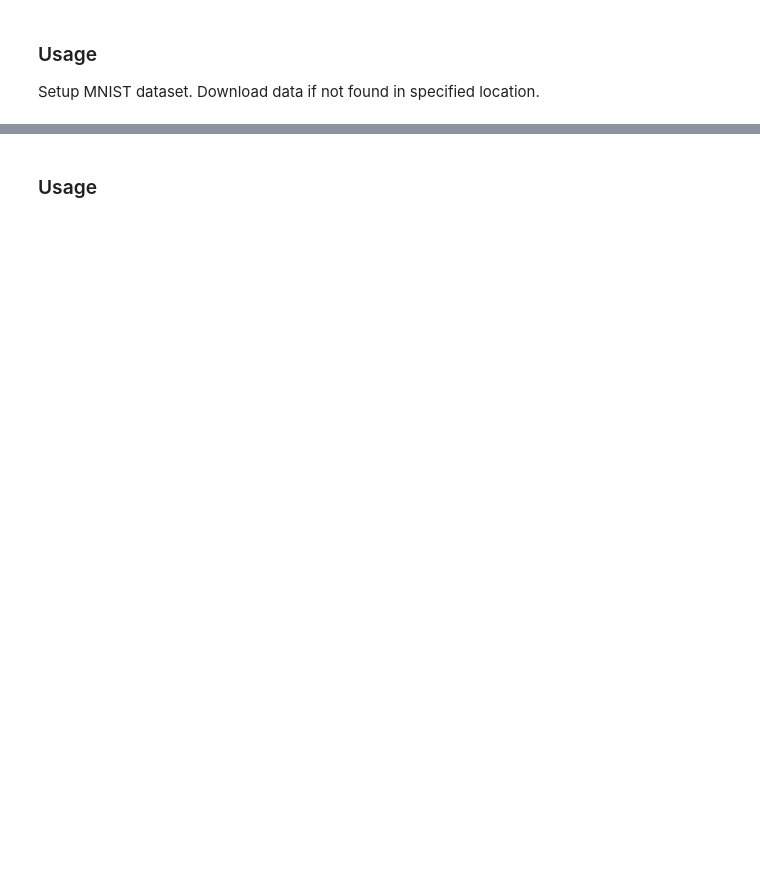
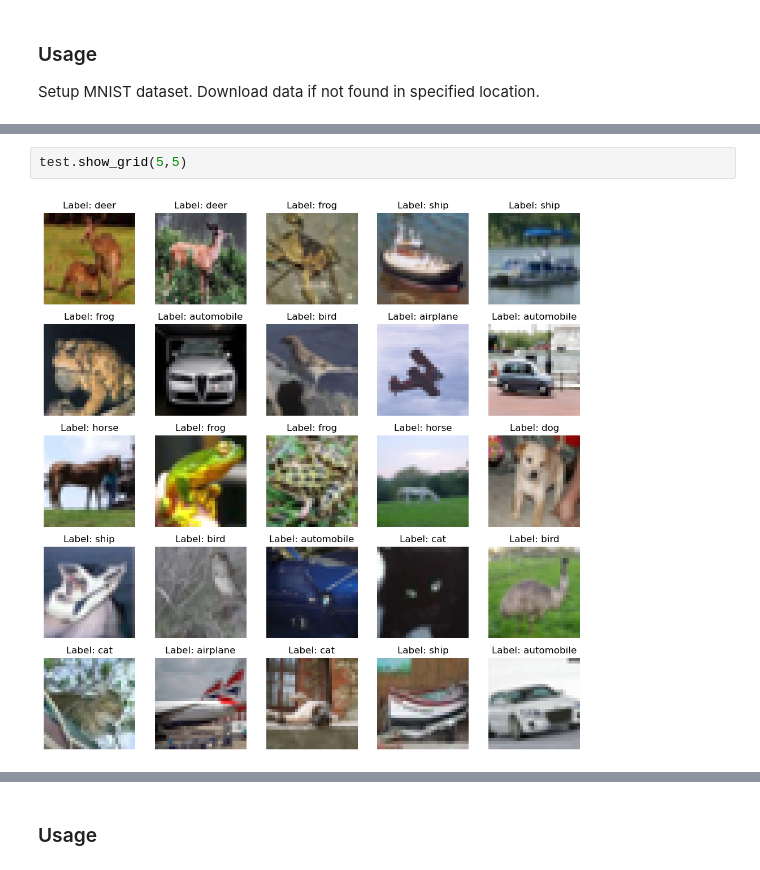
Before and after one commit to slegroux/nimrod, a Jupyter notebook: nbs/image.datasets.ipynb, the cells around one changed output, grey strips where cells are left out. Saved outputs shown, nothing was run; the diff lists cells and outputs as text; blank space fills up the shorter version.

```diff
--- a/nbs/image.datasets.ipynb
+++ b/nbs/image.datasets.ipynb
@@ -259,3 +321,7 @@ test = MNISTDataset(data_dir=None, train=True, transforms=transforms.ToTensor())
+# %%
+test.show_grid(5,5)
+# %% [output]
+[figure, added]
 # %%
 print(f" X: {test[0][0].shape}, y: {test[0][1]}")
 dl = DataLoader(test, batch_size=64)
```
Also changed, not shown: parts of 26 cells of this notebook, 13 other files.
